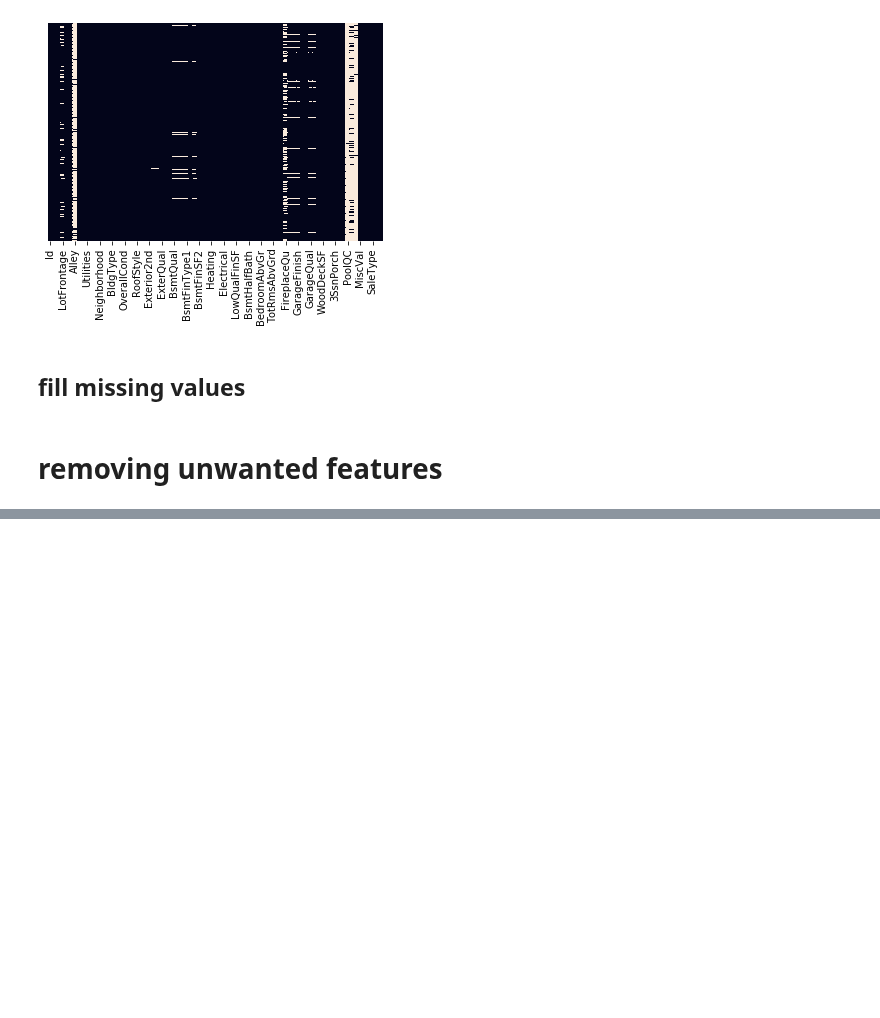
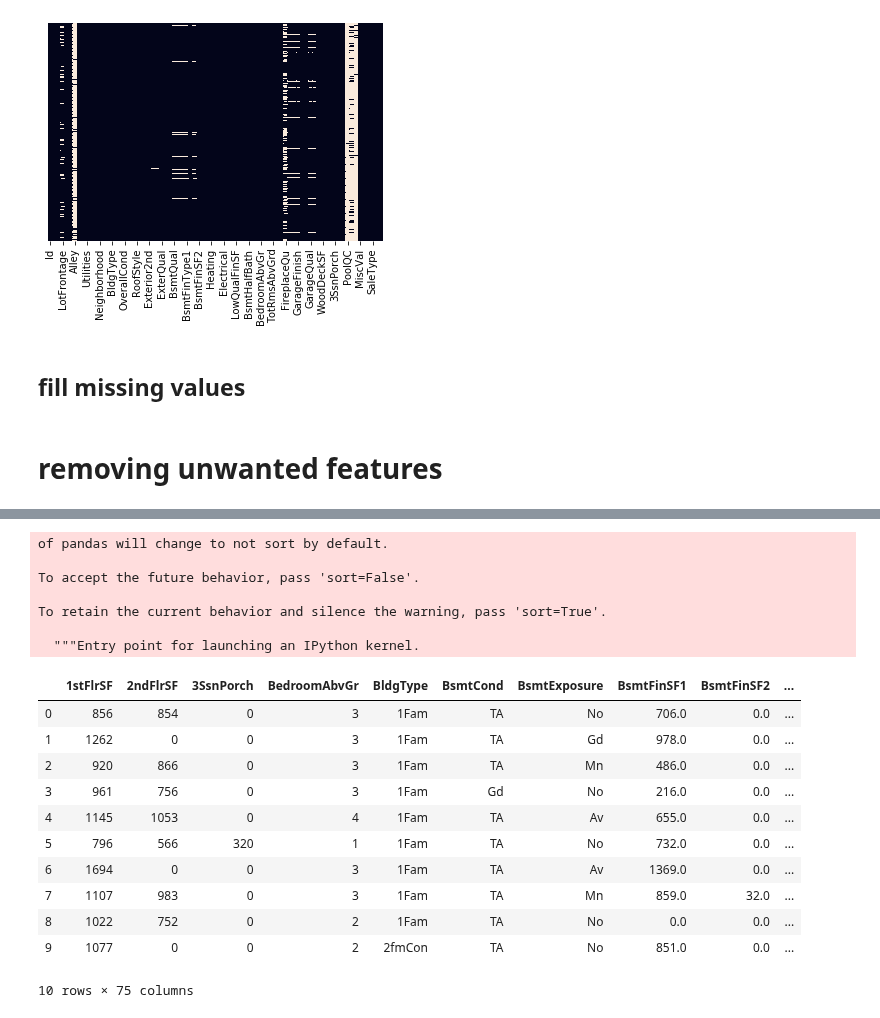
Before and after one commit to anantjain45823/House-Prediction-Using-XGBRegressor-Data-Science-Project, a Jupyter notebook: Untitled1.ipynb, the cells around one changed output, grey strips where cells are left out. Saved outputs shown, nothing was run; the diff lists cells and outputs as text; code cells hidden in the pictures; blank space fills up the shorter version.

```diff
--- a/Untitled1.ipynb
+++ b/Untitled1.ipynb
@@ -77,3 +79,6 @@ df.drop(['Alley'],axis=1,inplace=True)
 df.drop(['GarageYrBlt'],axis=1,inplace=True)
 df.drop(['PoolQC','Fence','MiscFeature'],axis=1,inplace=True)
 df.drop(['Id'],axis=1,inplace=True)
+# %%
+df.dropna(inplace=True)
+df.shape
@@ -79,0 +153,19 @@ df.drop(['Id'],axis=1,inplace=True)
+# %%
+test_df.drop(['Alley'],axis=1,inplace=True)
+test_df.drop(['GarageYrBlt'],axis=1,inplace=True)
+test_df.drop(['PoolQC','Fence','MiscFeature'],axis=1,inplace=True)
+test_df.drop(['Id'],axis=1,inplace=True)
+test_df['MSZoning']=test_df['MSZoning'].fillna(test_df['MSZoning'].mode()[0])
+test_df['BsmtCond']=test_df['BsmtCond'].fillna(test_df['BsmtCond'].mode()[0])
+test_df['BsmtQual']=test_df['BsmtQual'].fillna(test_df['BsmtQual'].mode()[0])
+test_df['FireplaceQu']=test_df['FireplaceQu'].fillna(test_df['FireplaceQu'].mode()[0])
+test_df['GarageType']=test_df['GarageType'].fillna(test_df['GarageType'].mode()[0])
+test_df['LotFrontage']=test_df['LotFrontage'].fillna(test_df['LotFrontage'].mean())
+test_df['BsmtExposure']=test_df['BsmtExposure'].fillna(test_df['BsmtExposure'].mode()[0])
+test_df['GarageFinish']=test_df['GarageFinish'].fillna(test_df['GarageFinish'].mode()[0])
+test_df['GarageQual']=test_df['GarageQual'].fillna(test_df['GarageQual'].mode()[0])
+test_df['GarageCond']=test_df['GarageCond'].fillna(test_df['GarageCond'].mode()[0])
+test_df['MasVnrType']=test_df['MasVnrType'].fillna(test_df['MasVnrType'].mode()[0])
+test_df['MasVnrArea']=test_df['MasVnrArea'].fillna(test_df['MasVnrArea'].mode()[0])
+test_df['BsmtFinType2']=test_df['BsmtFinType2'].fillna(test_df['BsmtFinType2'].mode()[0])
+test_df['BsmtFinType2']=test_df['BsmtFinType2'].fillna(test_df['BsmtFinType2'].mode()[0])
@@ -79,0 +176,16 @@ df.drop(['Id'],axis=1,inplace=True)
+# %%
+test_df['Utilities']=test_df['Utilities'].fillna(test_df['Utilities'].mode()[0])
+test_df['Exterior1st']=test_df['Exterior1st'].fillna(test_df['Exterior1st'].mode()[0])
+test_df['Exterior2nd']=test_df['Exterior2nd'].fillna(test_df['Exterior2nd'].mode()[0])
+test_df['BsmtFinType1']=test_df['BsmtFinType1'].fillna(test_df['BsmtFinType1'].mode()[0])
+test_df['BsmtFinSF1']=test_df['BsmtFinSF1'].fillna(test_df['BsmtFinSF1'].mean())
+test_df['BsmtFinSF2']=test_df['BsmtFinSF2'].fillna(test_df['BsmtFinSF2'].mean())
+test_df['BsmtUnfSF']=test_df['BsmtUnfSF'].fillna(test_df['BsmtUnfSF'].mean())
+test_df['TotalBsmtSF']=test_df['TotalBsmtSF'].fillna(test_df['TotalBsmtSF'].mean())
+test_df['BsmtFullBath']=test_df['BsmtFullBath'].fillna(test_df['BsmtFullBath'].mode()[0])
+test_df['BsmtHalfBath']=test_df['BsmtHalfBath'].fillna(test_df['BsmtHalfBath'].mode()[0])
+test_df['KitchenQual']=test_df['KitchenQual'].fillna(test_df['KitchenQual'].mode()[0])
+test_df['Functional']=test_df['Functional'].fillna(test_df['Functional'].mode()[0])
+test_df['GarageCars']=test_df['GarageCars'].fillna(test_df['GarageCars'].mean())
+test_df['GarageArea']=test_df['GarageArea'].fillna(test_df['GarageArea'].mean())
+test_df['SaleType']=test_df['SaleType'].fillna(test_df['SaleType'].mode()[0])
@@ -79,0 +202,23 @@ df.drop(['Id'],axis=1,inplace=True)
+# %%
+final_df=pd.concat([df,test_df],axis=0)
+final_df.head(10)
+# %% [output]
+of pandas will change to not sort by default.
+
+To accept the future behavior, pass 'sort=False'.
+
+To retain the current behavior and silence the warning, pass 'sort=True'.
+
+  """Entry point for launching an IPython kernel.
+|  | 1stFlrSF | 2ndFlrSF | 3SsnPorch | BedroomAbvGr | BldgType | BsmtCond | BsmtExposure | BsmtFinSF1 | BsmtFinSF2 | ... |
+| 0 | 856 | 854 | 0 | 3 | 1Fam | TA | No | 706.0 | 0.0 | ... |
+| 1 | 1262 | 0 | 0 | 3 | 1Fam | TA | Gd | 978.0 | 0.0 | ... |
+| 2 | 920 | 866 | 0 | 3 | 1Fam | TA | Mn | 486.0 | 0.0 | ... |
+| 3 | 961 | 756 | 0 | 3 | 1Fam | Gd | No | 216.0 | 0.0 | ... |
+| 4 | 1145 | 1053 | 0 | 4 | 1Fam | TA | Av | 655.0 | 0.0 | ... |
+| 5 | 796 | 566 | 320 | 1 | 1Fam | TA | No | 732.0 | 0.0 | ... |
+| 6 | 1694 | 0 | 0 | 3 | 1Fam | TA | Av | 1369.0 | 0.0 | ... |
+| 7 | 1107 | 983 | 0 | 3 | 1Fam | TA | Mn | 859.0 | 32.0 | ... |
+| 8 | 1022 | 752 | 0 | 2 | 1Fam | TA | No | 0.0 | 0.0 | ... |
+| 9 | 1077 | 0 | 0 | 2 | 2fmCon | TA | No | 851.0 | 0.0 | ... |
+10 rows × 75 columns
```
Also changed, not shown: parts of 11 cells of this notebook.
